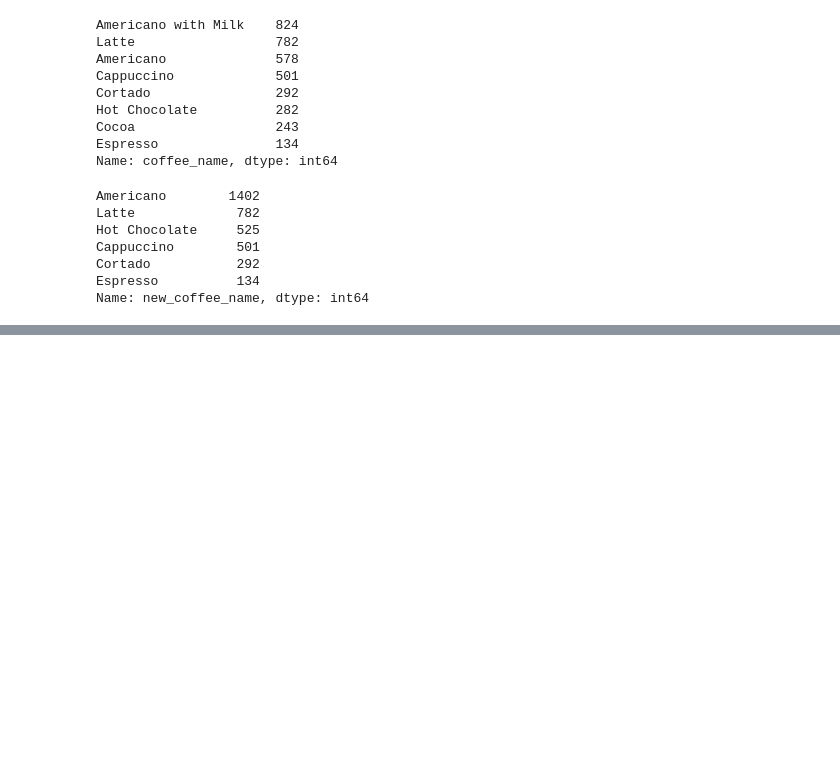
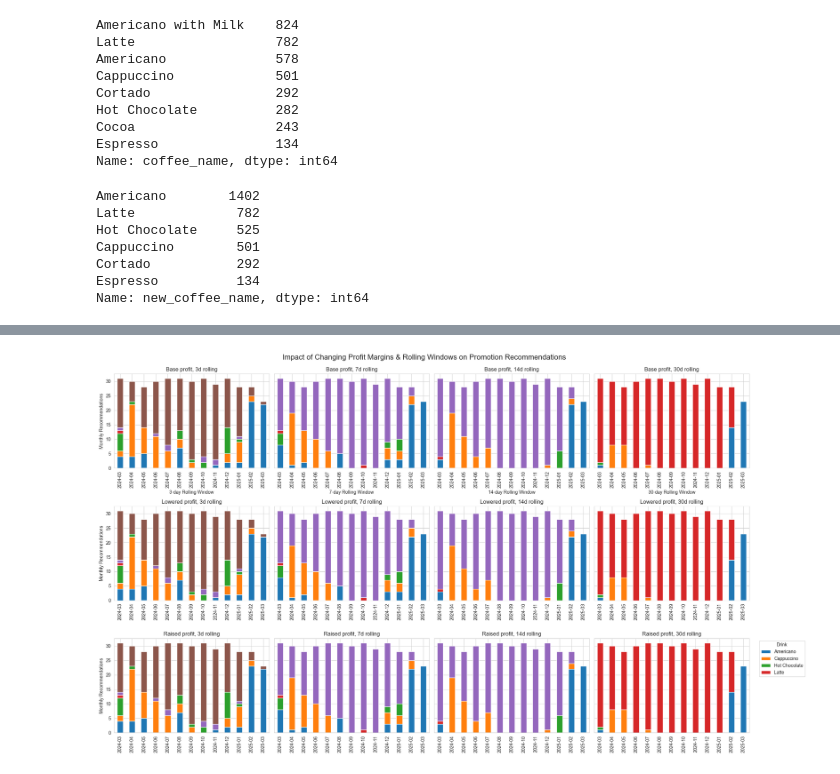
Before and after one commit to ZhuZiLiBryan/ECE143_Group_15_Project, a Jupyter notebook: mg.ipynb, the cells around one changed output, grey strips where cells are left out. Cells and saved outputs as stored; diff of their text form; code cells hidden in the pictures; blank space fills up the shorter version.

Commit message:
promotional analysis

```diff
--- a/mg.ipynb
+++ b/mg.ipynb
@@ -260,0 +261,89 @@ plt.show()
+# %%
+import numpy as np
+
+# Let's define a range of possible profit margins per drink and try rolling windows of varying lengths
+profit_margin_scenarios = {
+    'base': profit_per_drink,
+    'lowered': {k: v*0.8 for k, v in profit_per_drink.items()},
+    'raised':  {k: v*1.2 for k, v in profit_per_drink.items()},
+}
+
+rolling_windows = [3, 7, 14, 30]  # days
+
+impact_results = {}
+
+for margin_label, margin_dict in profit_margin_scenarios.items():
+    for window in rolling_windows:
+        # For each (profit margin scenario, window), recommend drink per day using rolling window
+        rolling_targets = {}
+        sales_df = df.copy()
+        sales_df['date'] = pd.to_datetime(sales_df['date'])
+        sales_df = sales_df.set_index('date')
+        sales_df = sales_df.sort_index()
+
+        # Define rolling profit for each drink per day
+        daily_profits = sales_df.copy()
+        daily_profits['profit'] = daily_profits['coffee_name'].map(margin_dict)
+        if window > 1:
+            profit_per_day_drink = (
+                daily_profits.groupby([pd.Grouper(freq='D'), 'coffee_name'])['profit']
+                .sum()
+                .unstack(fill_value=0)
+                .rolling(window=window, min_periods=1).sum()
+            )
+        else:
+            profit_per_day_drink = (
+                daily_profits.groupby([pd.Grouper(freq='D'), 'coffee_name'])['profit']
+                .sum()
+                .unstack(fill_value=0)
+            )
+
+        for day in profit_per_day_drink.index:
+            most_profitable = profit_per_day_drink.loc[day].idxmax()
+            rolling_targets[day] = most_profitable
+
+        # Store the logic in an accessibility key
+        key = f"{margin_label}_profit_margin__{window}d_rolling"
+        impact_results[key] = pd.Series(rolling_targets)
+
+# Visualize the effect: For each window and margin scenario, plot monthly frequency of each recommended drink
+fig, axs = plt.subplots(len(profit_margin_scenarios), len(rolling_windows), figsize=(20, 12), sharey=True)
+for i, (margin_label, _) in enumerate(profit_margin_scenarios.items()):
+    for j, window in enumerate(rolling_windows):
+        key = f"{margin_label}_profit_margin__{window}d_rolling"
+        series = impact_results[key]
+        df = pd.DataFrame({'recommended_drink': series})
+        df = df.copy()
+        df.index = pd.to_datetime(df.index)
+        per_month = (
+            df
+            .assign(month=df.index.to_period('M'))
+            .groupby(['month', 'recommended_drink'])
+            .size()
+            .unstack(fill_value=0)
+        )
+        ax = axs[i, j]
+        per_month.plot(kind='bar', stacked=True, ax=ax, legend=False)
+        ax.set_title(f"{margin_label.capitalize()} profit, {window}d rolling")
+        if j == 0:
+            ax.set_ylabel("Monthly Recommendations")
+        else:
+            ax.set_ylabel("")
+        ax.set_xlabel("")
+for j, window in enumerate(rolling_windows):
+    axs[0, j].set_xlabel(f"{window}-day Rolling Window")
+plt.tight_layout()
+plt.legend(title="Drink", bbox_to_anchor=(1.05, 1), loc="upper left")
+plt.suptitle("Impact of Changing Profit Margins & Rolling Windows on Promotion Recommendations", y=1.02, fontsize=16)
+plt.show()
+
+# Optionally: display one example output
+print("Example: Most common recommendation under different scenarios (last 12 months)")
+for key, series in impact_results.items():
+    month_recommend = pd.DataFrame({'recommended_drink': series})
+    c = month_recommend['recommended_drink'].value_counts().head(3)
+    print(f"{key}:")
+    print(c)
+    print('-'*40)
+# %% [output]
+[figure, added]
```
Also changed, not shown: parts of 3 cells of this notebook.
